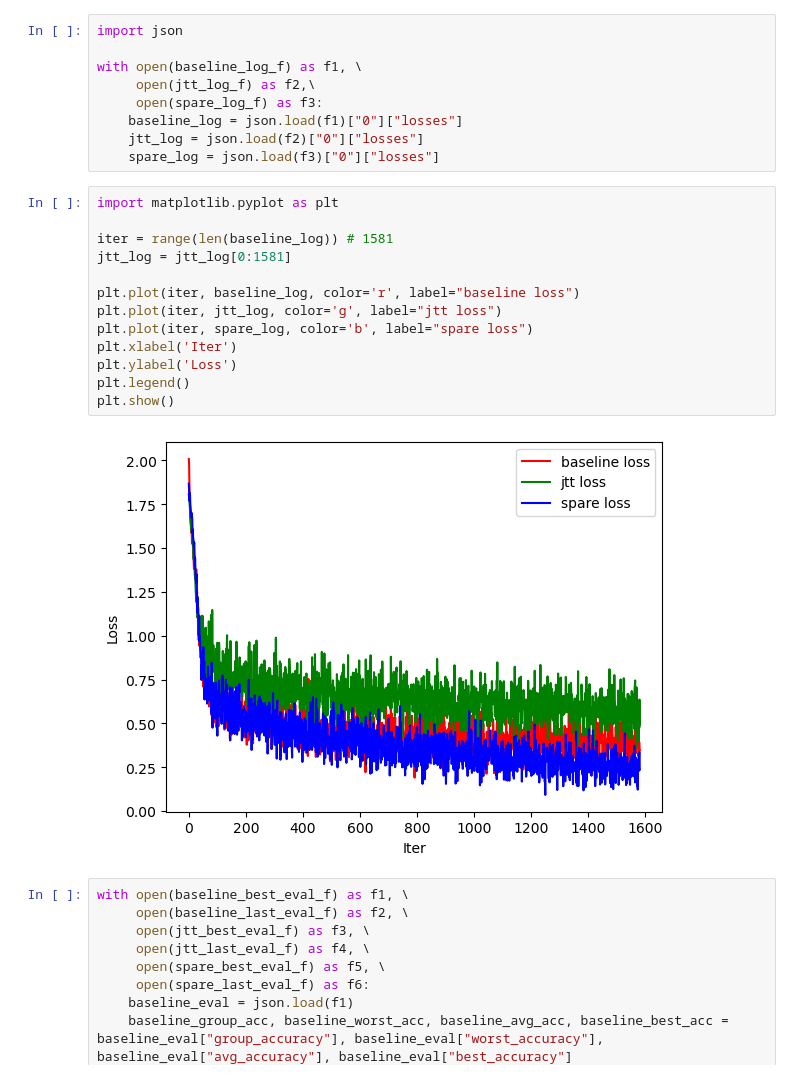
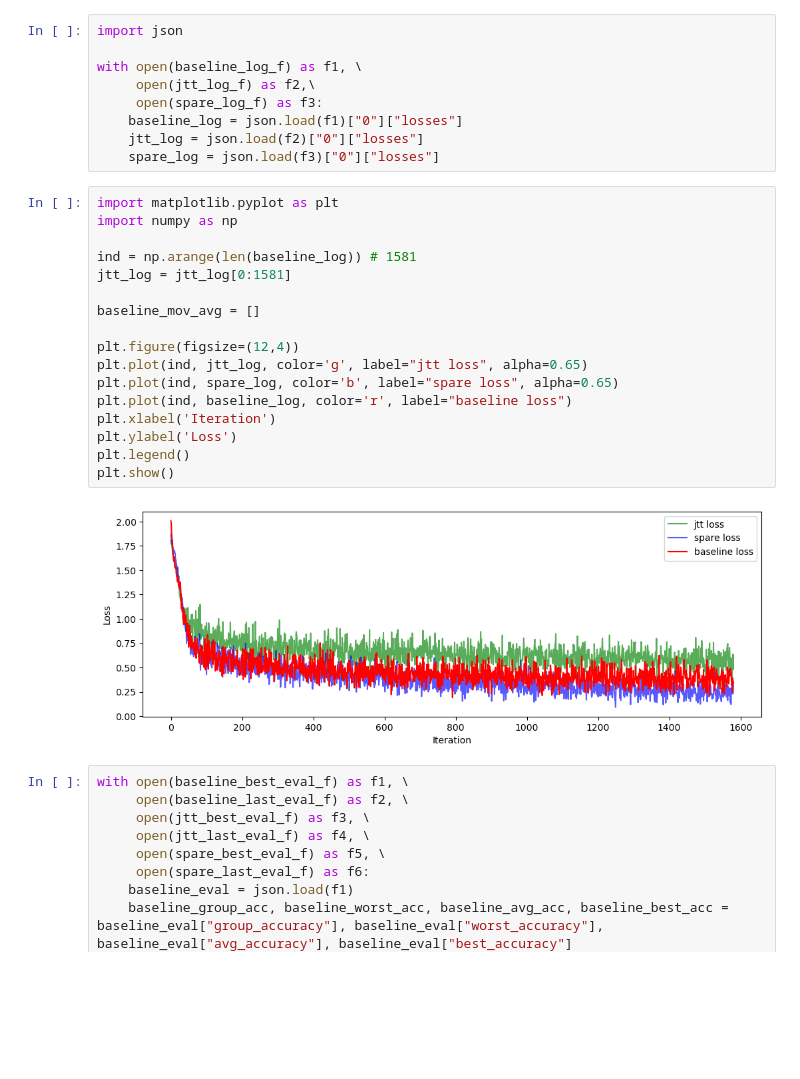
Before and after one commit to Dadaism6/CS260D-ADI, a Jupyter notebook: spuco_viz.ipynb, the cells around one changed output. Cells and saved outputs as stored; diff of their text form; blank space fills up the shorter version.

```diff
--- a/spuco_viz.ipynb
+++ b/spuco_viz.ipynb
@@ -19,19 +19,23 @@ with open(baseline_log_f) as f1, \
     spare_log = json.load(f3)["0"]["losses"]
 # %%
 import matplotlib.pyplot as plt
+import numpy as np
 
-iter = range(len(baseline_log)) # 1581
+ind = np.arange(len(baseline_log)) # 1581
 jtt_log = jtt_log[0:1581]
 
-plt.plot(iter, baseline_log, color='r', label="baseline loss")
-plt.plot(iter, jtt_log, color='g', label="jtt loss")
-plt.plot(iter, spare_log, color='b', label="spare loss")
-plt.xlabel('Iter')
+baseline_mov_avg = []
+
+plt.figure(figsize=(12,4))
+plt.plot(ind, jtt_log, color='g', label="jtt loss", alpha=0.65)
+plt.plot(ind, spare_log, color='b', label="spare loss", alpha=0.65)
+plt.plot(ind, baseline_log, color='r', label="baseline loss")
+plt.xlabel('Iteration')
 plt.ylabel('Loss')
 plt.legend()
 plt.show()
 # %% [output]
-[figure, old version]
+[figure, new version]
 # %%
 with open(baseline_best_eval_f) as f1, \
      open(baseline_last_eval_f) as f2, \
```
Also changed, not shown: parts of 2 cells of this notebook.
